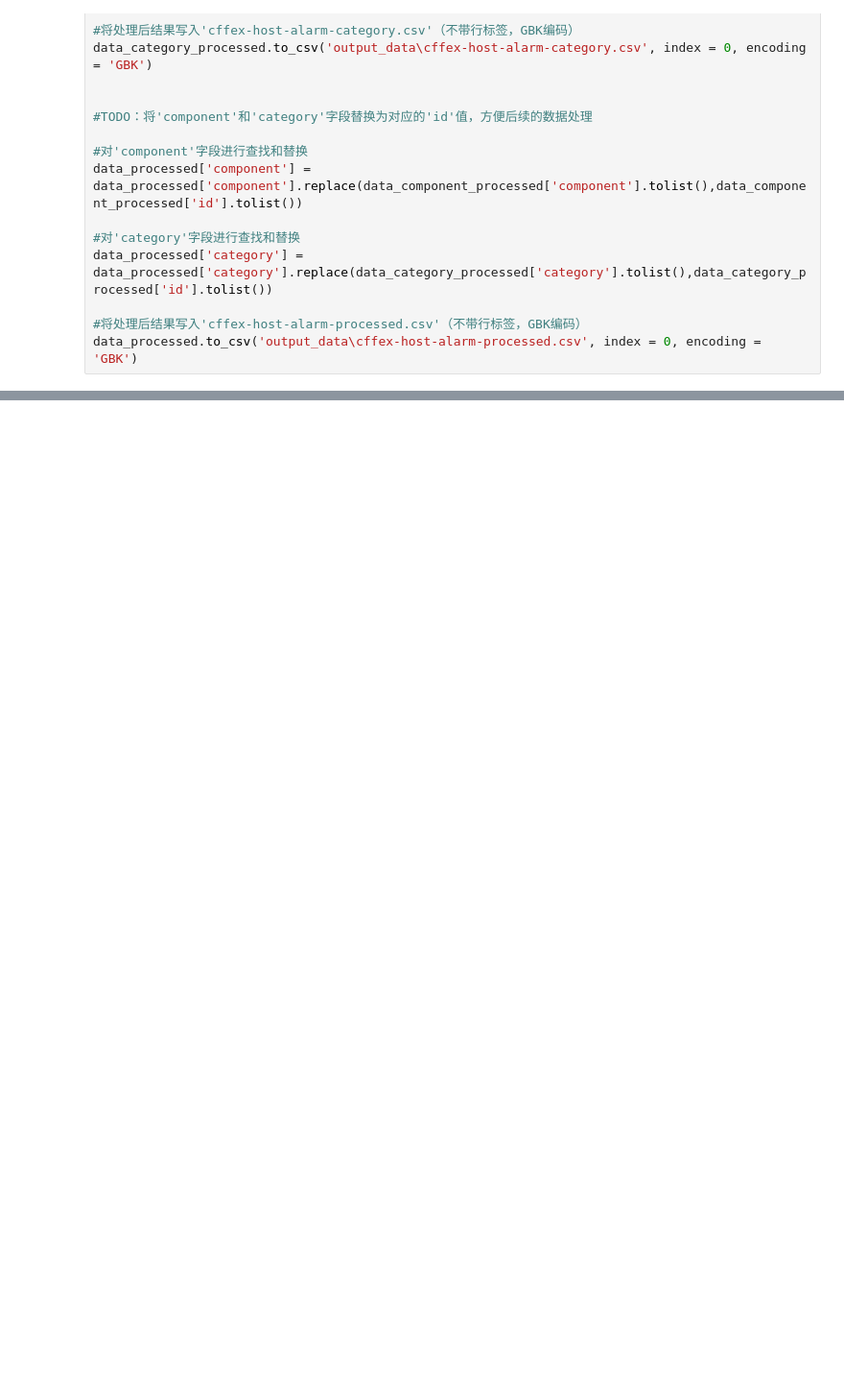
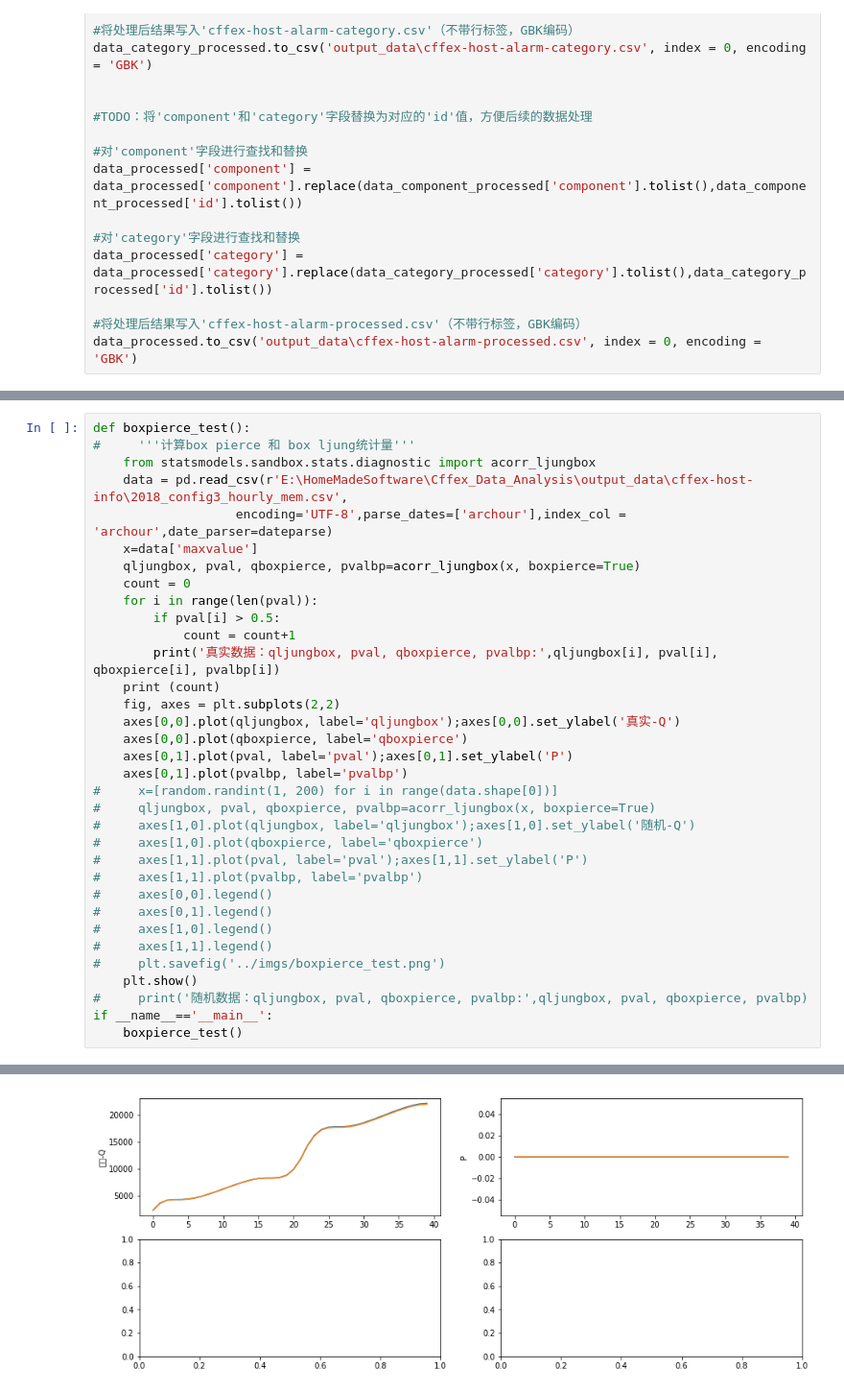
Before and after one commit to Veronica226/Cffex_Data_Analysis, a Jupyter notebook: process.ipynb, the cells around one changed output, grey strips where cells are left out. Shown: that part at 96% size. Cells and saved outputs as stored; diff of their text form; blank space fills up the shorter version.

```diff
--- a/process.ipynb
+++ b/process.ipynb
@@ -402,0 +763,35 @@ R-Square: -1.3732
+# %%
+def boxpierce_test():
+#     '''计算box pierce 和 box ljung统计量'''
+    from statsmodels.sandbox.stats.diagnostic import acorr_ljungbox
+    data = pd.read_csv(r'E:\HomeMadeSoftware\Cffex_Data_Analysis\output_data\cffex-host-info\2018_config3_hourly_mem.csv',
+                   encoding='UTF-8',parse_dates=['archour'],index_col = 'archour',date_parser=dateparse)
+    x=data['maxvalue']
+    qljungbox, pval, qboxpierce, pvalbp=acorr_ljungbox(x, boxpierce=True)
+    count = 0
+    for i in range(len(pval)):
+        if pval[i] > 0.5:
+            count = count+1
+        print('真实数据：qljungbox, pval, qboxpierce, pvalbp:',qljungbox[i], pval[i], qboxpierce[i], pvalbp[i])
+    print (count)
+    fig, axes = plt.subplots(2,2)
+    axes[0,0].plot(qljungbox, label='qljungbox');axes[0,0].set_ylabel('真实-Q')
+    axes[0,0].plot(qboxpierce, label='qboxpierce')
+    axes[0,1].plot(pval, label='pval');axes[0,1].set_ylabel('P')
+    axes[0,1].plot(pvalbp, label='pvalbp')
+#     x=[random.randint(1, 200) for i in range(data.shape[0])]
+#     qljungbox, pval, qboxpierce, pvalbp=acorr_ljungbox(x, boxpierce=True)
+#     axes[1,0].plot(qljungbox, label='qljungbox');axes[1,0].set_ylabel('随机-Q')
+#     axes[1,0].plot(qboxpierce, label='qboxpierce')
+#     axes[1,1].plot(pval, label='pval');axes[1,1].set_ylabel('P')
+#     axes[1,1].plot(pvalbp, label='pvalbp')
+#     axes[0,0].legend()
+#     axes[0,1].legend()
+#     axes[1,0].legend()
+#     axes[1,1].legend()
+#     plt.savefig('../imgs/boxpierce_test.png')
+    plt.show()
+#     print('随机数据：qljungbox, pval, qboxpierce, pvalbp:',qljungbox, pval, qboxpierce, pvalbp)
+if __name__=='__main__':
+    boxpierce_test()
+# %% [output]
@@ -402,0 +815 @@ R-Square: -1.3732
+[figure, added]
```
Also changed, not shown: parts of 4 cells of this notebook.
